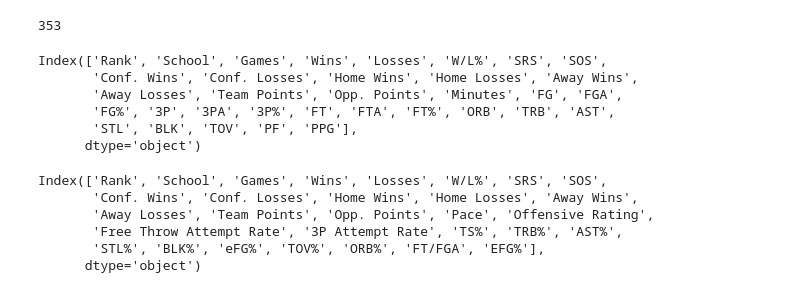
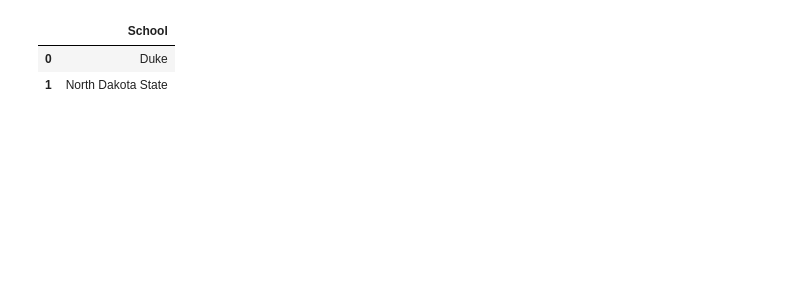
Before and after one commit to jacobdv/march-madness, a Jupyter notebook: 2019/2019_NCAA_Calculations.ipynb, the cells around one changed output. Cells and saved outputs as stored; diff of their text form; code cells hidden in the pictures; blank space fills up the shorter version.

```diff
--- a/2019/2019_NCAA_Calculations.ipynb
+++ b/2019/2019_NCAA_Calculations.ipynb
@@ -174,0 +94,6 @@ key_stats.describe()
+# %%
+def comparison(t_one,t_two):
+    result = pd.DataFrame()
+    result["School"] = [t_one,t_two]
+    result["Points"]
+    return result
@@ -175,3 +153,23 @@ key_stats.describe()
+# %%
+# Compare two teams
+t_one = 'Duke'
+t_two = 'North Dakota State'
+result = comparison(t_one,t_two)
+# comparison = cs.loc[cs["School"] == t_one]
+# comparison = comparison.append(cs.loc[cs["School"] == t_two])
+# print(comparison)
+# result = pd.DataFrame()
+# result["School"] = comparison["School"]
+# t_one_ors = float(comparison["ORS%"].loc[comparison["School"] == t_one])
+# t_two_drs = float(comparison["DRS%"].loc[comparison["School"] == t_two])
+# result["ORS%"] = ([(t_one_ors / (t_one_ors + t_two_drs)), 5])
+result
+# comparison = comparison.append({'School':'Result',}, ignore_index=True)
+# comparison.set_index('School')
+# %% [output]
+|  | School |
+| 0 | Duke |
+| 1 | North Dakota State |
 # %%
 # Algorithms
 algorithms = pd.DataFrame()
@@ -188,25 +186,4 @@ algorithms["Version One"] = round(1000 * ((ncaa["PPG"] * ncaa_adv["EFG%"]) / (nc
 algorithms["Version Three*"] = round((ncaa["Team Points"]/ncaa["FGA"])*ncaa_adv["Pace"],2)
 # Sorts DataFrame by uncommented column.
 algorithms.sort_values("School", ascending = True)
-len(algorithms)
-# %% [output]
-353
-# %%
-ncaa.columns
-# %% [output]
-Index(['Rank', 'School', 'Games', 'Wins', 'Losses', 'W/L%', 'SRS', 'SOS',
-       'Conf. Wins', 'Conf. Losses', 'Home Wins', 'Home Losses', 'Away Wins',
-       'Away Losses', 'Team Points', 'Opp. Points', 'Minutes', 'FG', 'FGA',
-       'FG%', '3P', '3PA', '3P%', 'FT', 'FTA', 'FT%', 'ORB', 'TRB', 'AST',
-       'STL', 'BLK', 'TOV', 'PF', 'PPG'],
-      dtype='object')
-# %%
-ncaa_adv.columns
-# %% [output]
-Index(['Rank', 'School', 'Games', 'Wins', 'Losses', 'W/L%', 'SRS', 'SOS',
-       'Conf. Wins', 'Conf. Losses', 'Home Wins', 'Home Losses', 'Away Wins',
-       'Away Losses', 'Team Points', 'Opp. Points', 'Pace', 'Offensive Rating',
-       'Free Throw Attempt Rate', '3P Attempt Rate', 'TS%', 'TRB%', 'AST%',
-       'STL%', 'BLK%', 'eFG%', 'TOV%', 'ORB%', 'FT/FGA', 'EFG%'],
-      dtype='object')
 # %%
```
Also changed, not shown: parts of 9 cells of this notebook, 1 other file.
